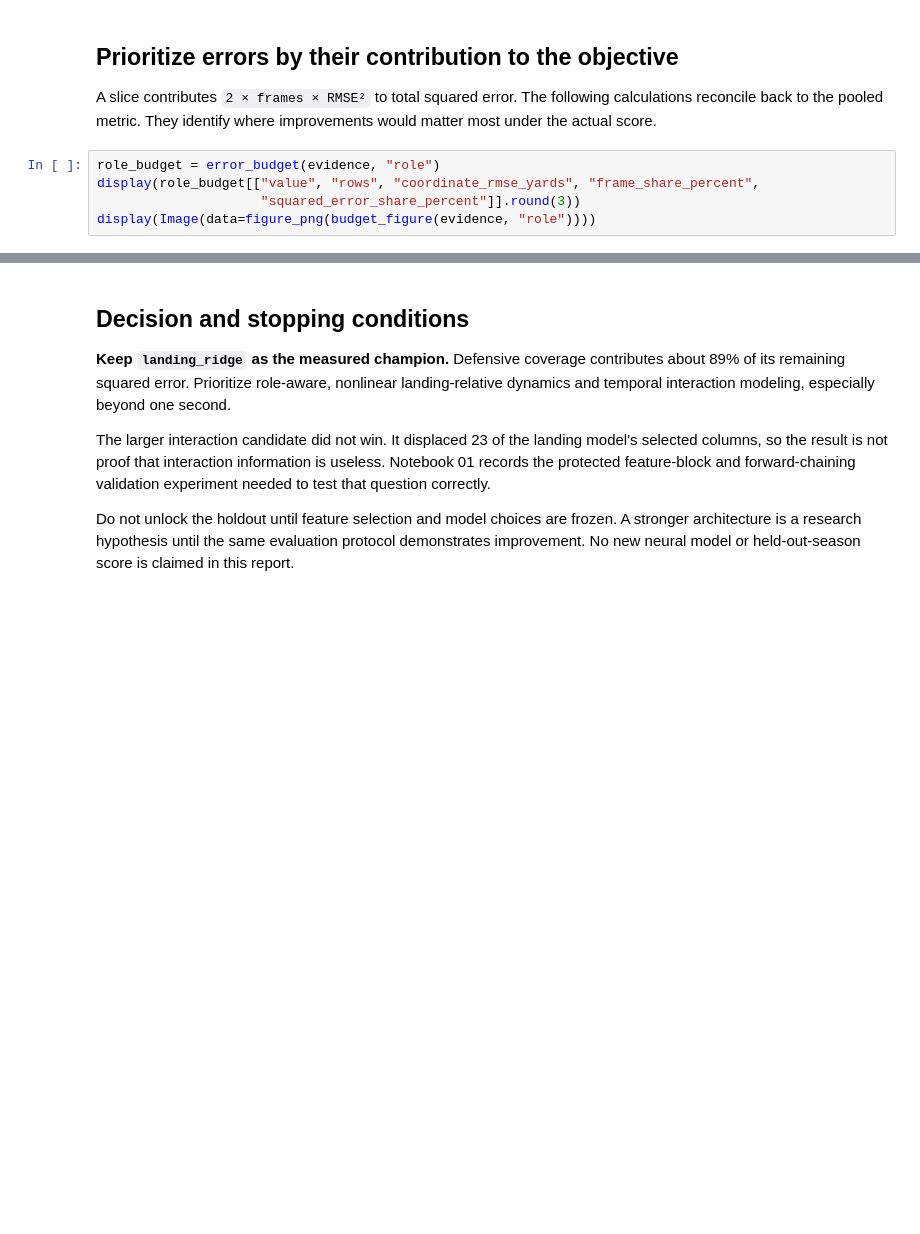
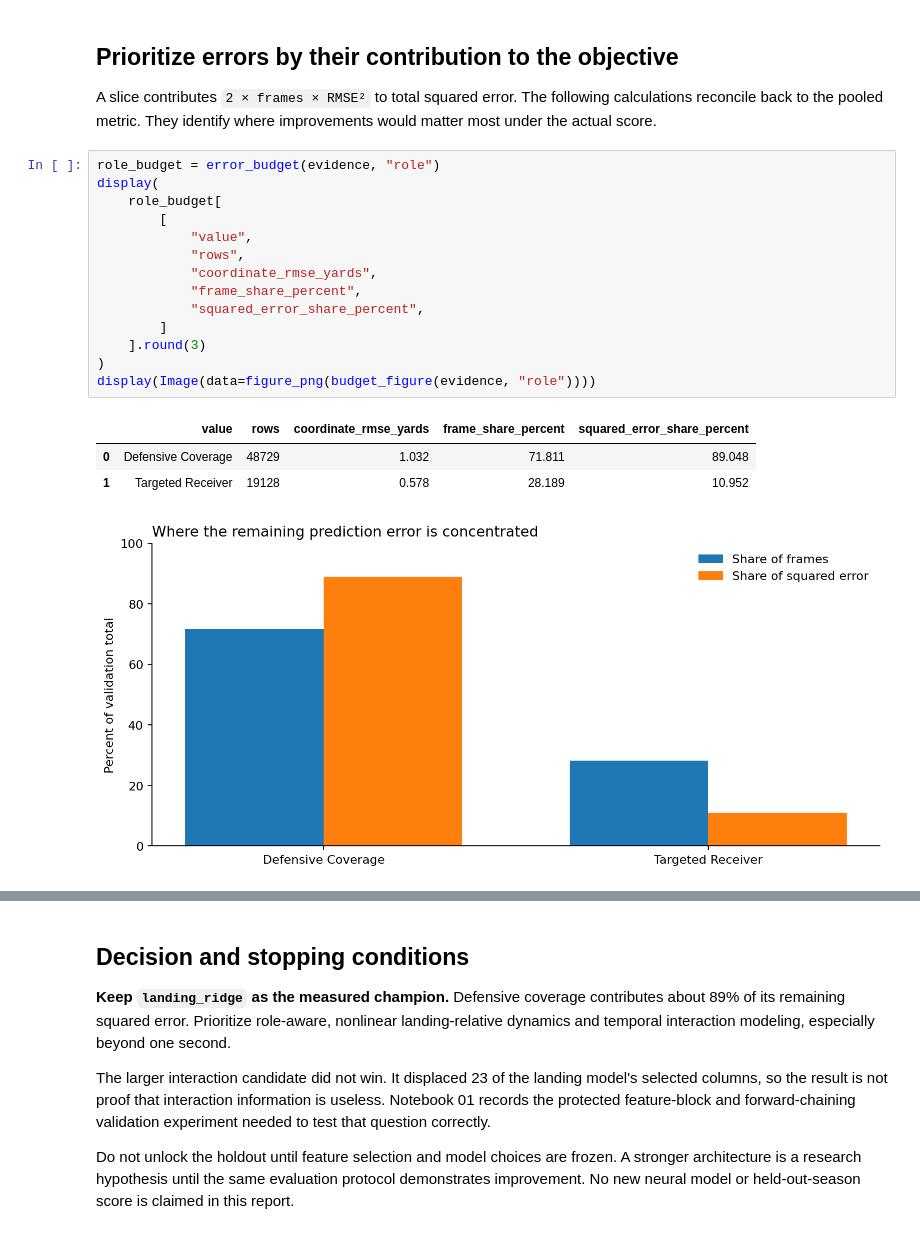
Before and after one commit to alvaromendizabal/nfl-player-trajectory, a Jupyter notebook: notebooks/02_motion_benchmarks.ipynb, the cells around one changed output, grey strips where cells are left out. Saved outputs shown, nothing was run; the diff lists cells and outputs as text; blank space fills up the shorter version.

```diff
--- a/notebooks/02_motion_benchmarks.ipynb
+++ b/notebooks/02_motion_benchmarks.ipynb
@@ -69,8 +109,22 @@ A slice contributes `2 × frames × RMSE²` to total squared error. The followin
 back to the pooled metric. They identify where improvements would matter most under the actual score.
 # %%
 role_budget = error_budget(evidence, "role")
-display(role_budget[["value", "rows", "coordinate_rmse_yards", "frame_share_percent",
-                     "squared_error_share_percent"]].round(3))
+display(
+    role_budget[
+        [
+            "value",
+            "rows",
+            "coordinate_rmse_yards",
+            "frame_share_percent",
+            "squared_error_share_percent",
+        ]
+    ].round(3)
+)
 display(Image(data=figure_png(budget_figure(evidence, "role"))))
+# %% [output]
+|  | value | rows | coordinate_rmse_yards | frame_share_percent | squared_error_share_percent |
+| 0 | Defensive Coverage | 48729 | 1.032 | 71.811 | 89.048 |
+| 1 | Targeted Receiver | 19128 | 0.578 | 28.189 | 10.952 |
+[figure, added]
 # %%
 time_budget = error_budget(evidence, "forecast_second")
```
Also changed, not shown: parts of 5 cells of this notebook, 8 other files.
